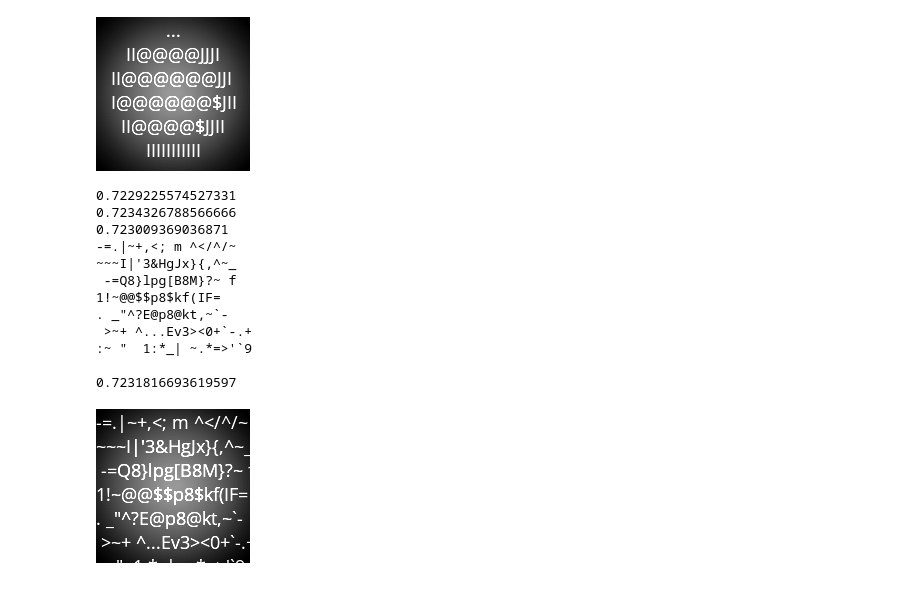
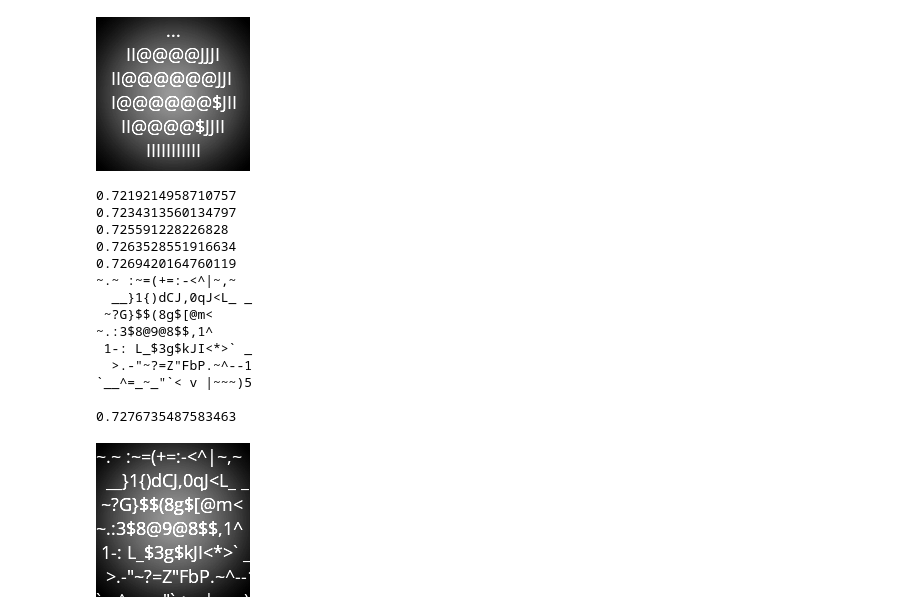
Before and after one commit to wojciechsadlik/python-char-art, a Jupyter notebook: ascii_art_non_mono_tests.ipynb, the cells around one changed output. Saved outputs shown, nothing was run; the diff lists cells and outputs as text; code cells hidden in the pictures.

```diff
--- a/ascii_art_non_mono_tests.ipynb
+++ b/ascii_art_non_mono_tests.ipynb
@@ -101,32 +101,34 @@ ImageChops.add(proc_img, bg_img)
 0.738859345391049
 [figure]
 # %%
-lhs = pool_harmony_search(proc_img, palette, font, 1000, 5, 0.9, 0.3, len(palette)//2)
+lhs = pool_harmony_search(proc_img, palette, font, 1000, 5, 0.8, 0.3, len(palette)//4)
 
-for i in range(3):
+for i in range(5):
     text = next(lhs)
     if i % 1 == 0:
         print(evaluate_text_arr(text, proc_img, font))
 
 for i in range(len(text)):
     text[i] = text[i][:find_end_of_line(text[i], proc_img, font)] + '\n'
 print(''.join(text))
 
 bg_img, draw = new_img_draw(proc_img.size)
 draw_text_arr(draw, text, font)
 print(evaluate_text_arr(text, proc_img, font))
 ImageChops.add(proc_img, bg_img)
 # %% [output]
-0.7229225574527331
-0.7234326788566666
-0.723009369036871
--=.|~+,<; m ^</^/~
-~~~I|'3&HgJx}{,^~_
- -=Q8}lpg[B8M}?~ f
-1!~@@$$p8$kf(IF=
-. _"^?E@p8@kt,~`-
- >~+ ^...Ev3><0+`-.+
-:~ "  1:*_| ~.*=>'`9
+0.7219214958710757
+0.7234313560134797
+0.725591228226828
+0.7263528551916634
+0.7269420164760119
+~.~ :~=(+=:-<^|~,~
+  __}1{)dCJ,0qJ<L_ _
+ ~?G}$$(8g$[@m<
+~.:3$8@9@8$$,1^
+ 1-: L_$3g$kJI<*>` _
+  >.-"~?=Z"FbP.~^--1
+`__^=_~_"`< v |~~~)5
 
-0.7231816693619597
+0.7276735487583463
-[figure, old version]
+[figure, new version]
```
Also changed, not shown: parts of 1 cell of this notebook, 1 other file.
